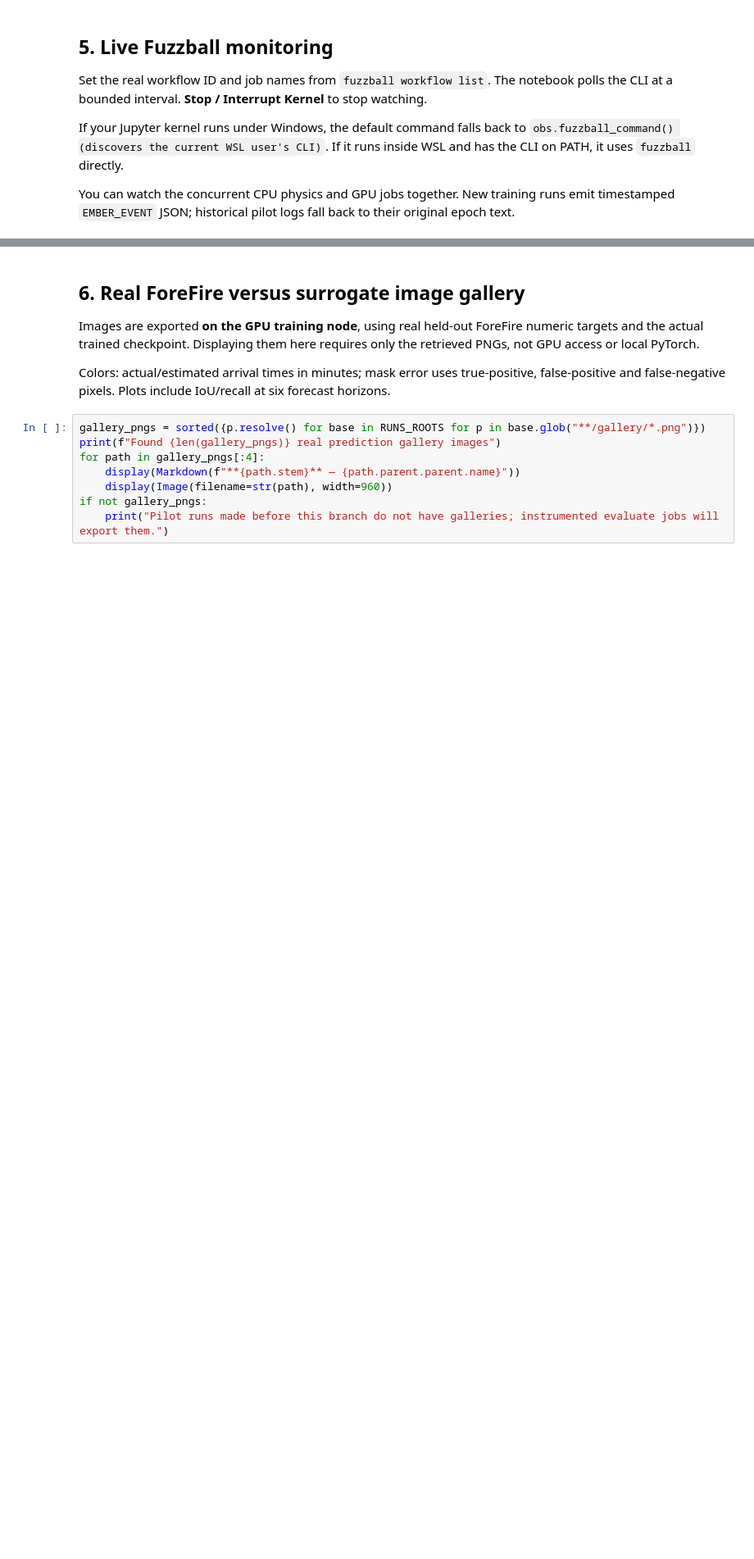
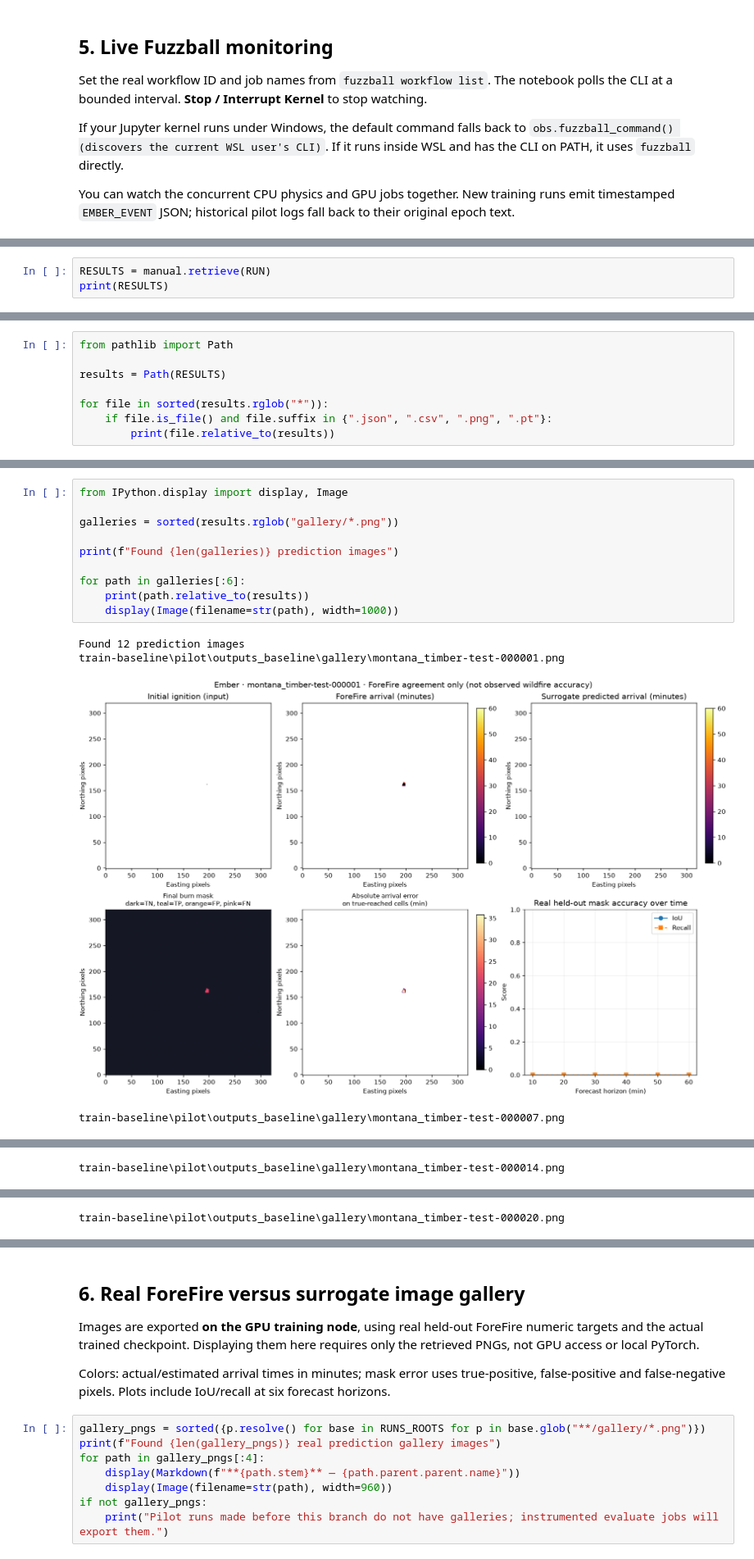
Before and after one commit to DanishNadar/Ember, a Jupyter notebook: notebooks/Ember_Observatory.ipynb, the cells around one changed output, grey strips where cells are left out. Shown at 82% size. Cells and saved outputs as stored; diff of their text form; blank space fills up the shorter version.

```diff
--- a/notebooks/Ember_Observatory.ipynb
+++ b/notebooks/Ember_Observatory.ipynb
@@ -188,0 +312,3 @@ else:
+# %%
+RESULTS = manual.retrieve(RUN)
+print(RESULTS)
@@ -188,0 +317,8 @@ else:
+# %%
+from pathlib import Path
+
+results = Path(RESULTS)
+
+for file in sorted(results.rglob("*")):
+    if file.is_file() and file.suffix in {".json", ".csv", ".png", ".pt"}:
+        print(file.relative_to(results))
@@ -188,0 +343,15 @@ else:
+# %%
+from IPython.display import display, Image
+
+galleries = sorted(results.rglob("gallery/*.png"))
+
+print(f"Found {len(galleries)} prediction images")
+
+for path in galleries[:6]:
+    print(path.relative_to(results))
+    display(Image(filename=str(path), width=1000))
+# %% [output]
+Found 12 prediction images
+train-baseline\pilot\outputs_baseline\gallery\montana_timber-test-000001.png
+[figure, added]
+train-baseline\pilot\outputs_baseline\gallery\montana_timber-test-000007.png
@@ -188,0 +359 @@ else:
+train-baseline\pilot\outputs_baseline\gallery\montana_timber-test-000014.png
@@ -188,0 +361 @@ else:
+train-baseline\pilot\outputs_baseline\gallery\montana_timber-test-000020.png
```
Also changed, not shown: parts of 13 cells of this notebook, 7 other files.
